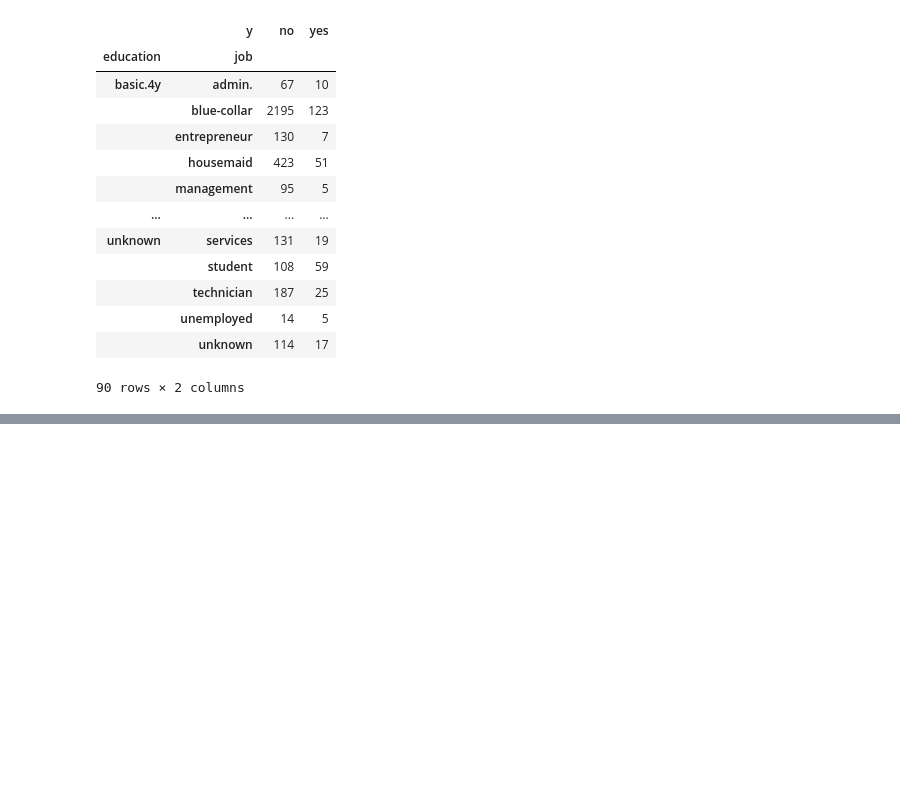
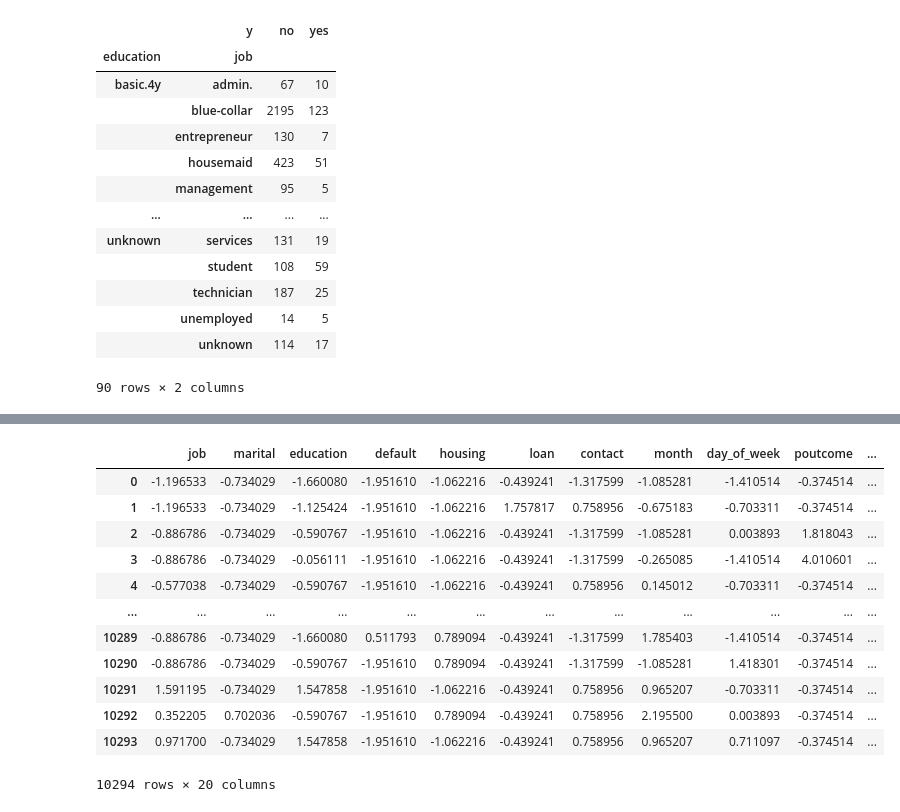
Before and after one commit to agustinluj/First-ML-Algorithm-Logistic-Regression, a Jupyter notebook: src/explore.ipynb, the cells around one changed output, grey strips where cells are left out. Drawn from its saved outputs; the diff is of its cells as text; code cells hidden in the pictures; blank space fills up the shorter version.

```diff
--- a/src/explore.ipynb
+++ b/src/explore.ipynb
@@ -161,0 +226,24 @@ pivot_percentage.style.format("{:.2f}%")
+# %%
+# Let's Scale the data
+scaler = StandardScaler()
+# %%
+# We scale numeric columns
+total_data_train_scaled = scaler.fit_transform(total_data_train.drop('y',axis=1))
+total_data_train_scaled = pd.DataFrame(total_data_train_scaled, columns=total_data_train.columns.drop('y'))
+total_data_test_scaled = scaler.transform(total_data_test.drop('y',axis=1)) # to use the same scale transformed
+total_data_test_scaled = pd.DataFrame(total_data_test_scaled, columns=total_data_test.columns.drop('y'))
+total_data_test_scaled
+# %% [output]
+|  | job | marital | education | default | housing | loan | contact | month | day_of_week | poutcome | ... |
+| 0 | -1.196533 | -0.734029 | -1.660080 | -1.951610 | -1.062216 | -0.439241 | -1.317599 | -1.085281 | -1.410514 | -0.374514 | ... |
+| 1 | -1.196533 | -0.734029 | -1.125424 | -1.951610 | -1.062216 | 1.757817 | 0.758956 | -0.675183 | -0.703311 | -0.374514 | ... |
+| 2 | -0.886786 | -0.734029 | -0.590767 | -1.951610 | -1.062216 | -0.439241 | -1.317599 | -1.085281 | 0.003893 | 1.818043 | ... |
+| 3 | -0.886786 | -0.734029 | -0.056111 | -1.951610 | -1.062216 | -0.439241 | -1.317599 | -0.265085 | -1.410514 | 4.010601 | ... |
+| 4 | -0.577038 | -0.734029 | -0.590767 | -1.951610 | -1.062216 | -0.439241 | 0.758956 | 0.145012 | -0.703311 | -0.374514 | ... |
+| ... | ... | ... | ... | ... | ... | ... | ... | ... | ... | ... | ... |
+| 10289 | -0.886786 | -0.734029 | -1.660080 | 0.511793 | 0.789094 | -0.439241 | -1.317599 | 1.785403 | -1.410514 | -0.374514 | ... |
+| 10290 | -0.886786 | -0.734029 | -0.590767 | -1.951610 | 0.789094 | -0.439241 | -1.317599 | -1.085281 | 1.418301 | -0.374514 | ... |
+| 10291 | 1.591195 | -0.734029 | 1.547858 | -1.951610 | -1.062216 | -0.439241 | 0.758956 | 0.965207 | -0.703311 | -0.374514 | ... |
+| 10292 | 0.352205 | 0.702036 | -0.590767 | -1.951610 | 0.789094 | -0.439241 | 0.758956 | 2.195500 | 0.003893 | -0.374514 | ... |
+| 10293 | 0.971700 | -0.734029 | 1.547858 | -1.951610 | -1.062216 | -0.439241 | 0.758956 | 0.965207 | 0.711097 | -0.374514 | ... |
+10294 rows × 20 columns
```
Also changed, not shown: parts of 7 cells of this notebook.
